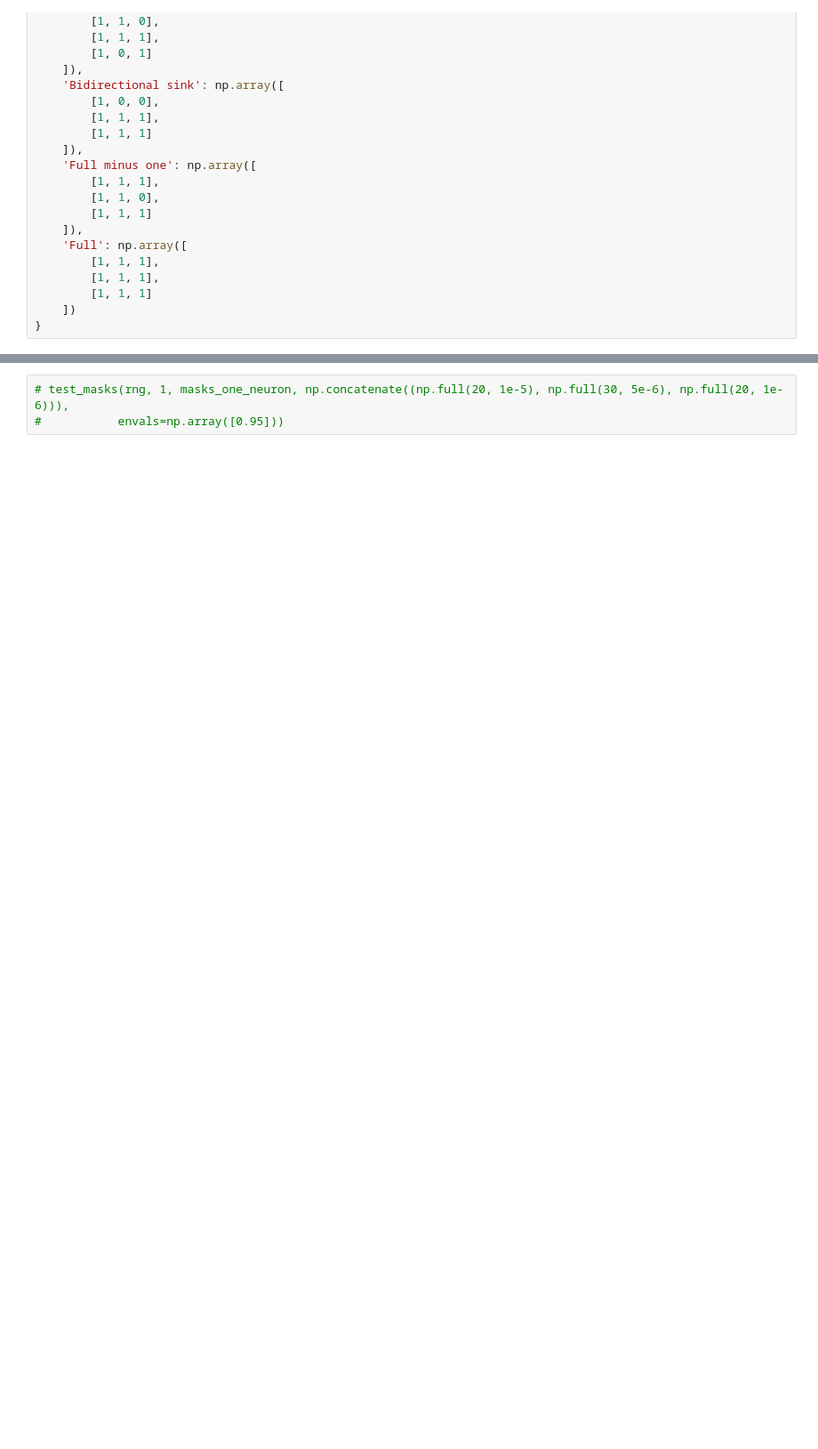
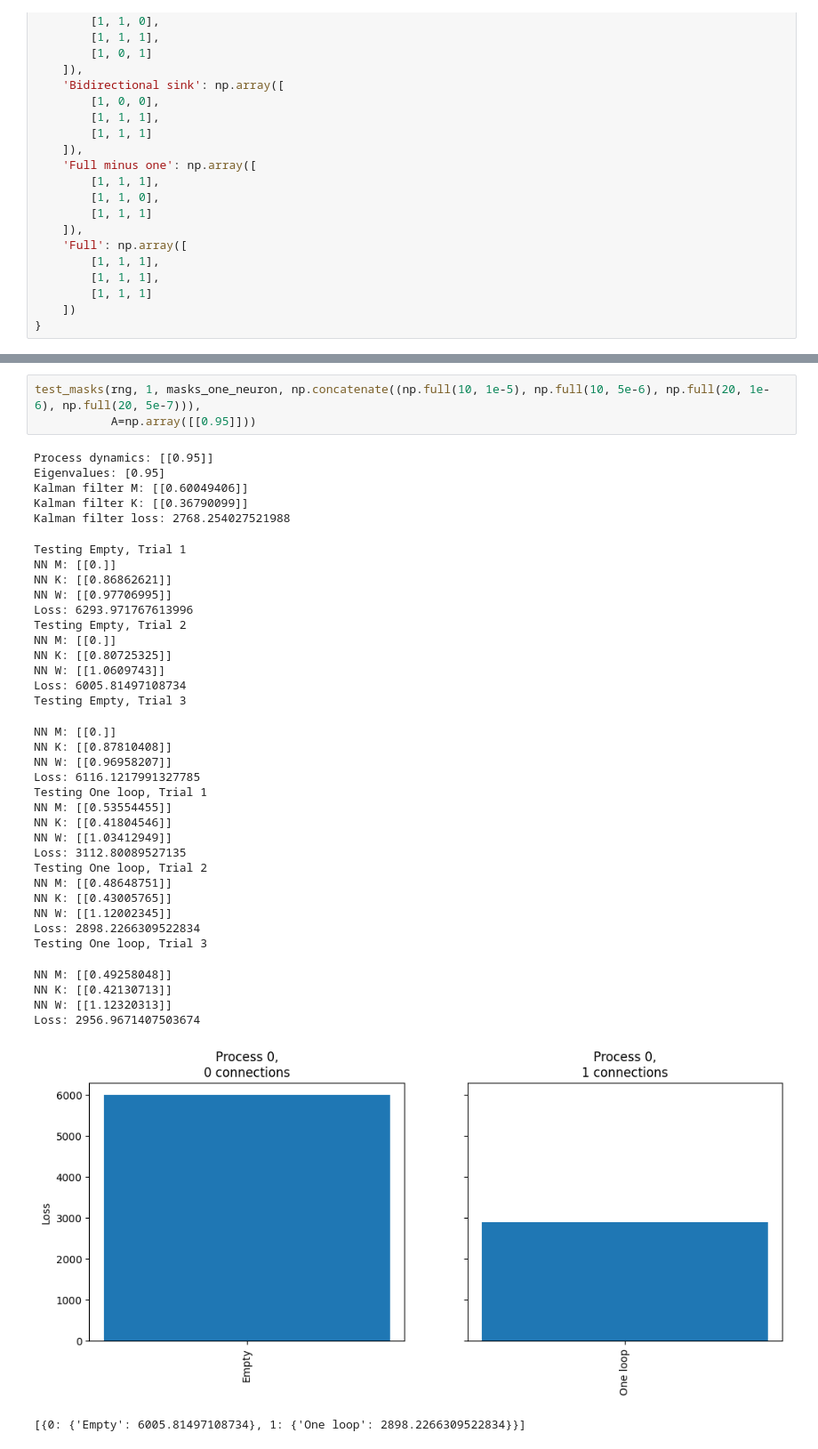
Before and after one commit to Kroiririoroirkk/cmu-project, a Jupyter notebook: LDS_exploration.ipynb, the cells around one changed output, grey strips where cells are left out. Shown at 89% size. Cells and saved outputs as stored; diff of their text form; blank space fills up the shorter version.

```diff
--- a/LDS_exploration.ipynb
+++ b/LDS_exploration.ipynb
@@ -728,3 +750,41 @@ masks_three_neurons_all_loops = {
 # %%
-# test_masks(rng, 1, masks_one_neuron, np.concatenate((np.full(20, 1e-5), np.full(30, 5e-6), np.full(20, 1e-6))),
-#           envals=np.array([0.95]))
+test_masks(rng, 1, masks_one_neuron, np.concatenate((np.full(10, 1e-5), np.full(10, 5e-6), np.full(20, 1e-6), np.full(20, 5e-7))),
+           A=np.array([[0.95]]))
+# %% [output]
+Process dynamics: [[0.95]]
+Eigenvalues: [0.95]
+Kalman filter M: [[0.60049406]]
+Kalman filter K: [[0.36790099]]
+Kalman filter loss: 2768.254027521988
+Testing Empty, Trial 1
+NN M: [[0.]]
+NN K: [[0.86862621]]
+NN W: [[0.97706995]]
+Loss: 6293.971767613996
+Testing Empty, Trial 2
+NN M: [[0.]]
+NN K: [[0.80725325]]
+NN W: [[1.0609743]]
+Loss: 6005.81497108734
+Testing Empty, Trial 3
+NN M: [[0.]]
+NN K: [[0.87810408]]
+NN W: [[0.96958207]]
+Loss: 6116.1217991327785
+Testing One loop, Trial 1
+NN M: [[0.53554455]]
+NN K: [[0.41804546]]
+NN W: [[1.03412949]]
+Loss: 3112.80089527135
+Testing One loop, Trial 2
+NN M: [[0.48648751]]
+NN K: [[0.43005765]]
+NN W: [[1.12002345]]
+Loss: 2898.2266309522834
+Testing One loop, Trial 3
+NN M: [[0.49258048]]
+NN K: [[0.42130713]]
+NN W: [[1.12320313]]
+Loss: 2956.9671407503674
+[figure, added]
+[{0: {'Empty': 6005.81497108734}, 1: {'One loop': 2898.2266309522834}}]
```
Also changed, not shown: parts of 53 cells of this notebook, 3 other files.
